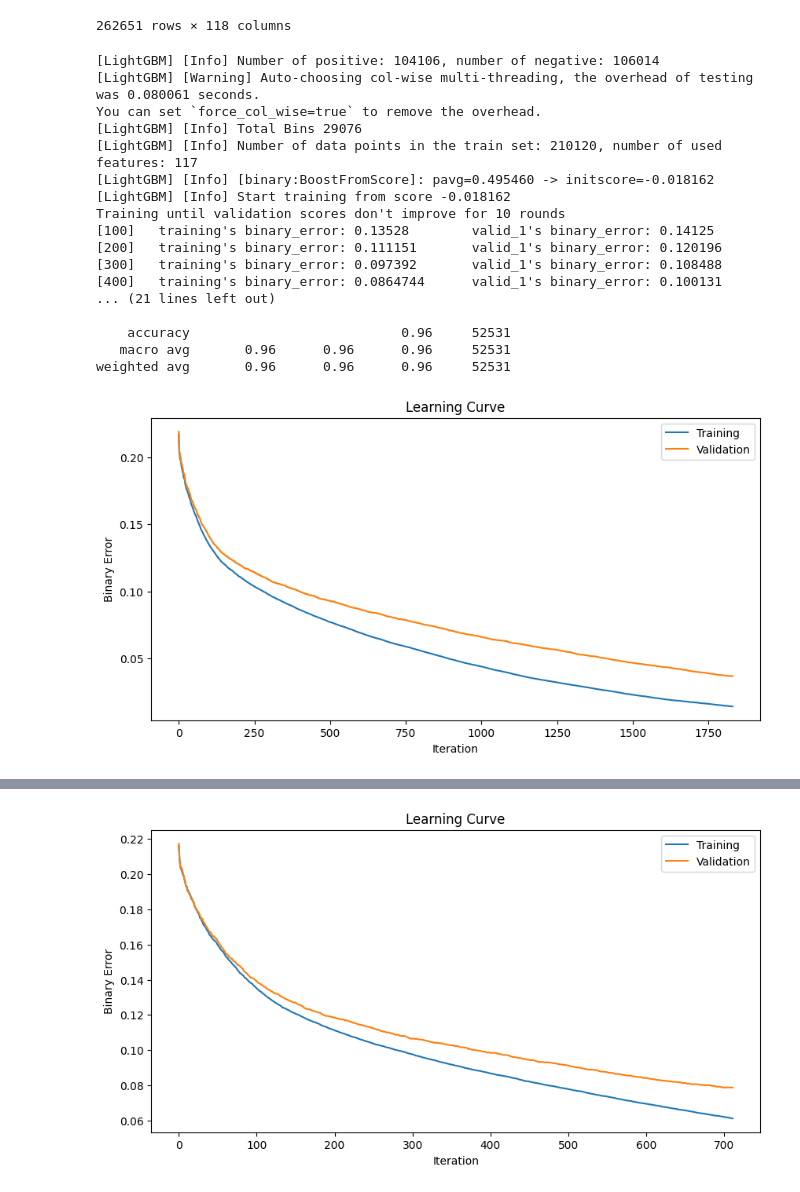
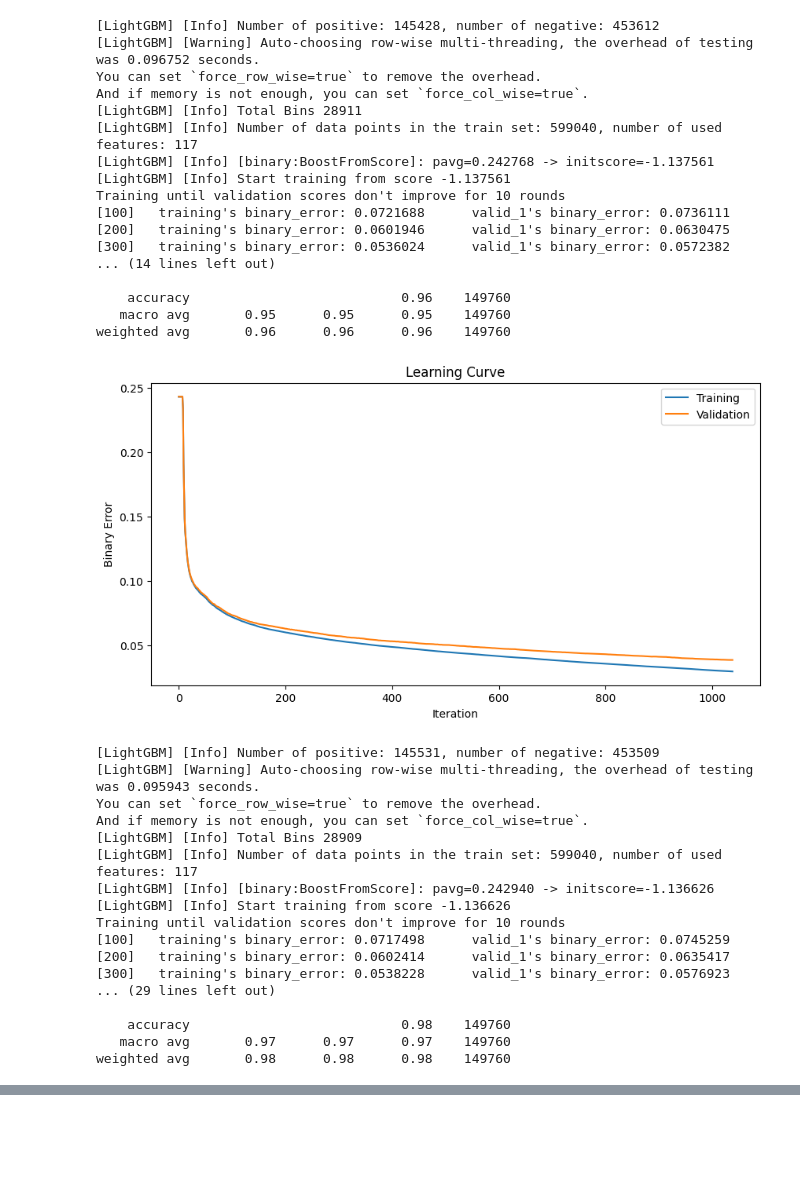
Before and after one commit to pixcelo/learning-model, a Jupyter notebook: tm_binary_5m.ipynb, the cells around one changed output, grey strips where cells are left out. Cells and saved outputs as stored; diff of their text form; code cells hidden in the pictures; blank space fills up the shorter version.

Commit message:
mod fillna(0)

```diff
--- a/tm_binary_5m.ipynb
+++ b/tm_binary_5m.ipynb
@@ -210,6 +210,8 @@ if __name__ == "__main__":
     for df in dfs:
         prefix = df.columns[0].split('_')[0]
         processed_df = feature_engineering(df, prefix)
+
+
         processed_df = create_label(processed_df, prefix)
         # Resample to 1m timeframe
         df_resampled = processed_df.resample('1T').asfreq()
@@ -217,7 +219,7 @@ if __name__ == "__main__":
         df_resampled = df_resampled.fillna(method='ffill')
         processed_dfs.append(df_resampled)
 
-    combined_df = pd.concat(processed_dfs, axis=1).dropna()
+    combined_df = pd.concat(processed_dfs, axis=1).fillna(0)
 
     # add feature support and resistance
     combined_df = support_resistance(combined_df, "1m")
@@ -251,19 +241,35 @@ if __name__ == "__main__":
-262651 rows × 118 columns
+[LightGBM] [Info] Number of positive: 145428, number of negative: 453612
+[LightGBM] [Warning] Auto-choosing row-wise multi-threading, the overhead of testing was 0.096752 seconds.
+You can set `force_row_wise=true` to remove the overhead.
+And if memory is not enough, you can set `force_col_wise=true`.
+[LightGBM] [Info] Total Bins 28911
+[LightGBM] [Info] Number of data points in the train set: 599040, number of used features: 117
+[LightGBM] [Info] [binary:BoostFromScore]: pavg=0.242768 -> initscore=-1.137561
+[LightGBM] [Info] Start training from score -1.137561
+Training until validation scores don't improve for 10 rounds
+[100]   training's binary_error: 0.0721688      valid_1's binary_error: 0.0736111
+[200]   training's binary_error: 0.0601946      valid_1's binary_error: 0.0630475
+[300]   training's binary_error: 0.0536024      valid_1's binary_error: 0.0572382
+... (14 lines left out)
+
+    accuracy                           0.96    149760
+   macro avg       0.95      0.95      0.95    149760
+weighted avg       0.96      0.96      0.96    149760
+[figure, new version]
-[LightGBM] [Info] Number of positive: 104106, number of negative: 106014
-[LightGBM] [Warning] Auto-choosing col-wise multi-threading, the overhead of testing was 0.080061 seconds.
-You can set `force_col_wise=true` to remove the overhead.
-[LightGBM] [Info] Total Bins 29076
-[LightGBM] [Info] Number of data points in the train set: 210120, number of used features: 117
-[LightGBM] [Info] [binary:BoostFromScore]: pavg=0.495460 -> initscore=-0.018162
-[LightGBM] [Info] Start training from score -0.018162
+[LightGBM] [Info] Number of positive: 145531, number of negative: 453509
+[LightGBM] [Warning] Auto-choosing row-wise multi-threading, the overhead of testing was 0.095943 seconds.
+You can set `force_row_wise=true` to remove the overhead.
+And if memory is not enough, you can set `force_col_wise=true`.
+[LightGBM] [Info] Total Bins 28909
+[LightGBM] [Info] Number of data points in the train set: 599040, number of used features: 117
+[LightGBM] [Info] [binary:BoostFromScore]: pavg=0.242940 -> initscore=-1.136626
+[LightGBM] [Info] Start training from score -1.136626
 Training until validation scores don't improve for 10 rounds
-[100]   training's binary_error: 0.13528        valid_1's binary_error: 0.14125
-[200]   training's binary_error: 0.111151       valid_1's binary_error: 0.120196
-[300]   training's binary_error: 0.097392       valid_1's binary_error: 0.108488
-[400]   training's binary_error: 0.0864744      valid_1's binary_error: 0.100131
-... (21 lines left out)
+[100]   training's binary_error: 0.0717498      valid_1's binary_error: 0.0745259
+[200]   training's binary_error: 0.0602414      valid_1's binary_error: 0.0635417
+[300]   training's binary_error: 0.0538228      valid_1's binary_error: 0.0576923
+... (29 lines left out)
 
-    accuracy                           0.96     52531
-   macro avg       0.96      0.96      0.96     52531
-weighted avg       0.96      0.96      0.96     52531
+    accuracy                           0.98    149760
+   macro avg       0.97      0.97      0.97    149760
+weighted avg       0.98      0.98      0.98    149760
-[figure, old version]
@@ -287 +293,0 @@ weighted avg       0.92      0.92      0.92     52530
-[figure, old version]
```
Also changed, not shown: parts of 1 cell of this notebook.
